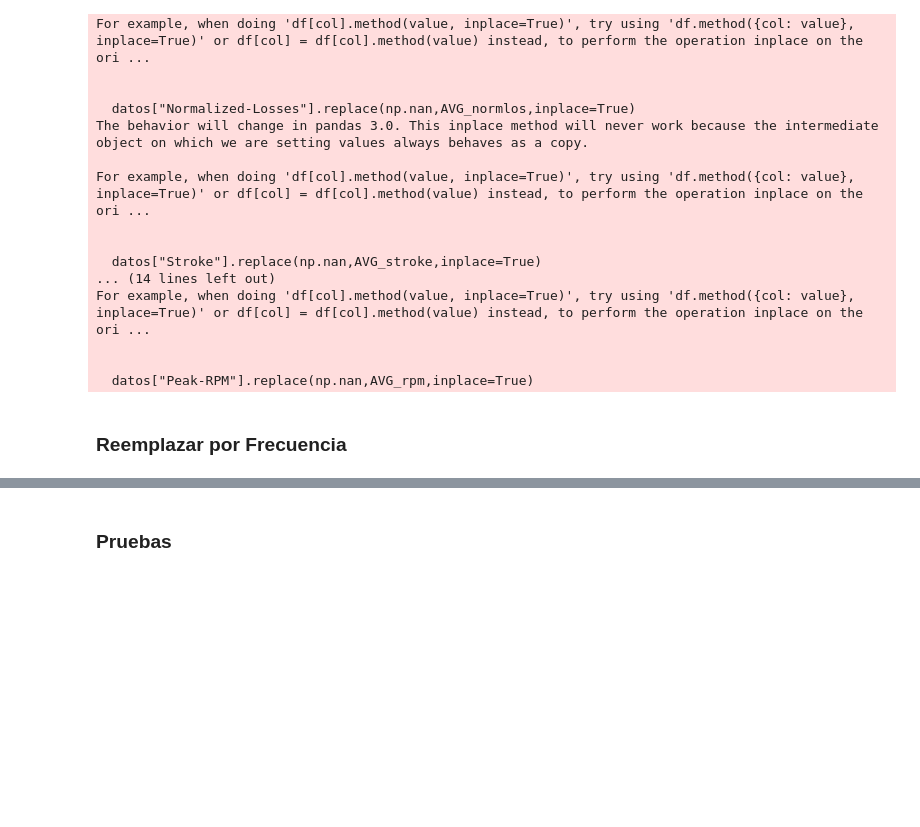
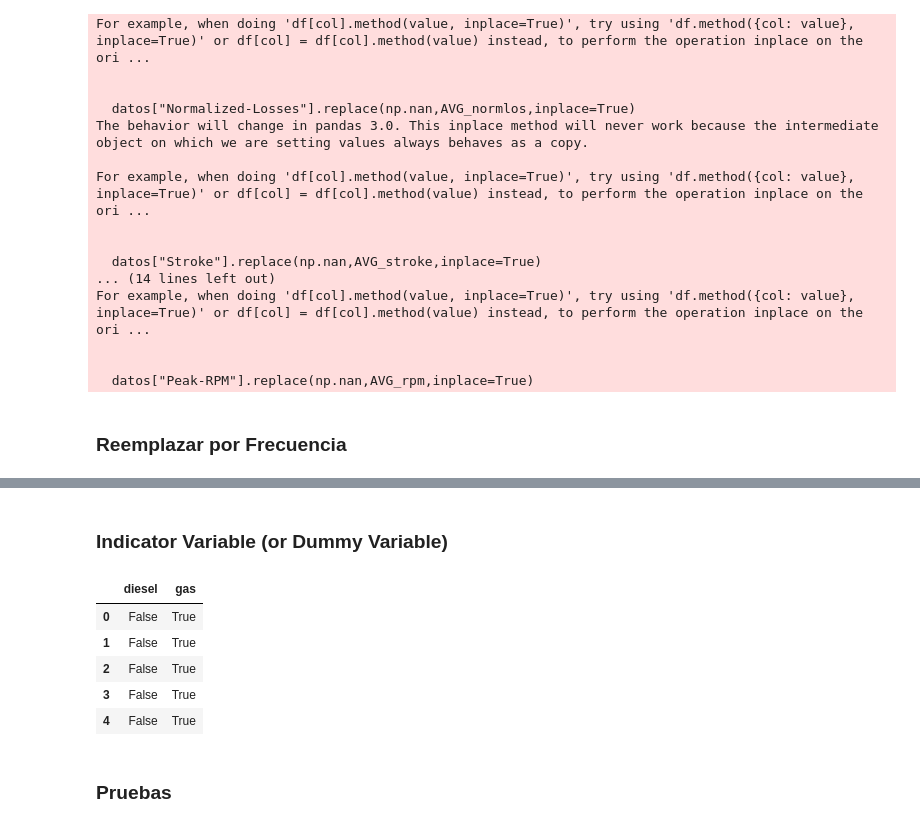
Before and after one commit to CRUBIOHE/Cursos, a Jupyter notebook: Curso_Python.ipynb, the cells around one changed output, grey strips where cells are left out. Saved outputs shown, nothing was run; the diff lists cells and outputs as text; code cells hidden in the pictures; blank space fills up the shorter version.

```diff
--- a/Curso_Python.ipynb
+++ b/Curso_Python.ipynb
@@ -121,3 +193,15 @@ datos["Num-of-Doors"]
+# %% [markdown]
+### Indicator Variable (or Dummy Variable)
+# %%
+dummy_variable_1= pd.get_dummies(datos["Fuel-Type"])
+dummy_variable_1.head()
+# %% [output]
+|  | diesel | gas |
+| 0 | False | True |
+| 1 | False | True |
+| 2 | False | True |
+| 3 | False | True |
+| 4 | False | True |
 # %% [markdown]
 ### Pruebas
 # %%
```
Also changed, not shown: parts of 16 cells of this notebook.
